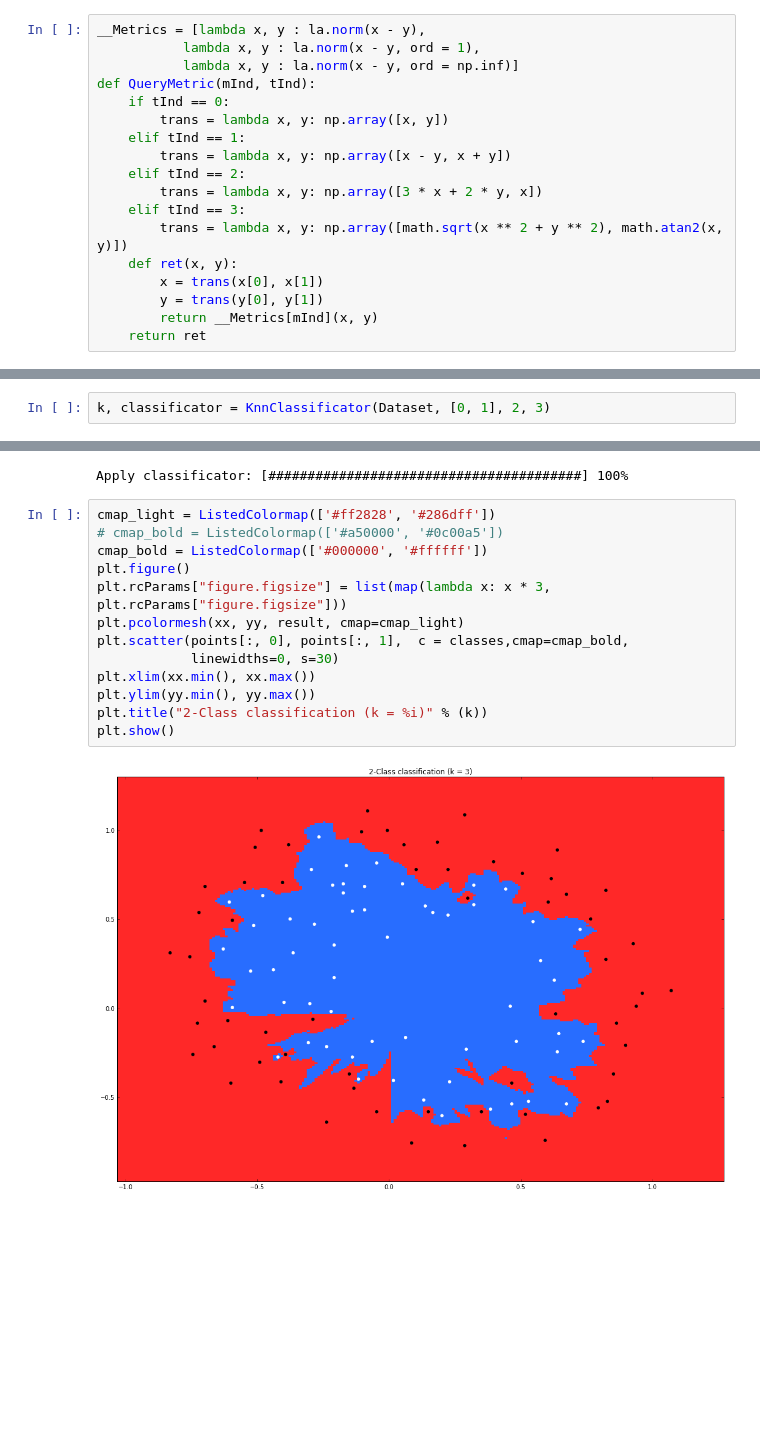
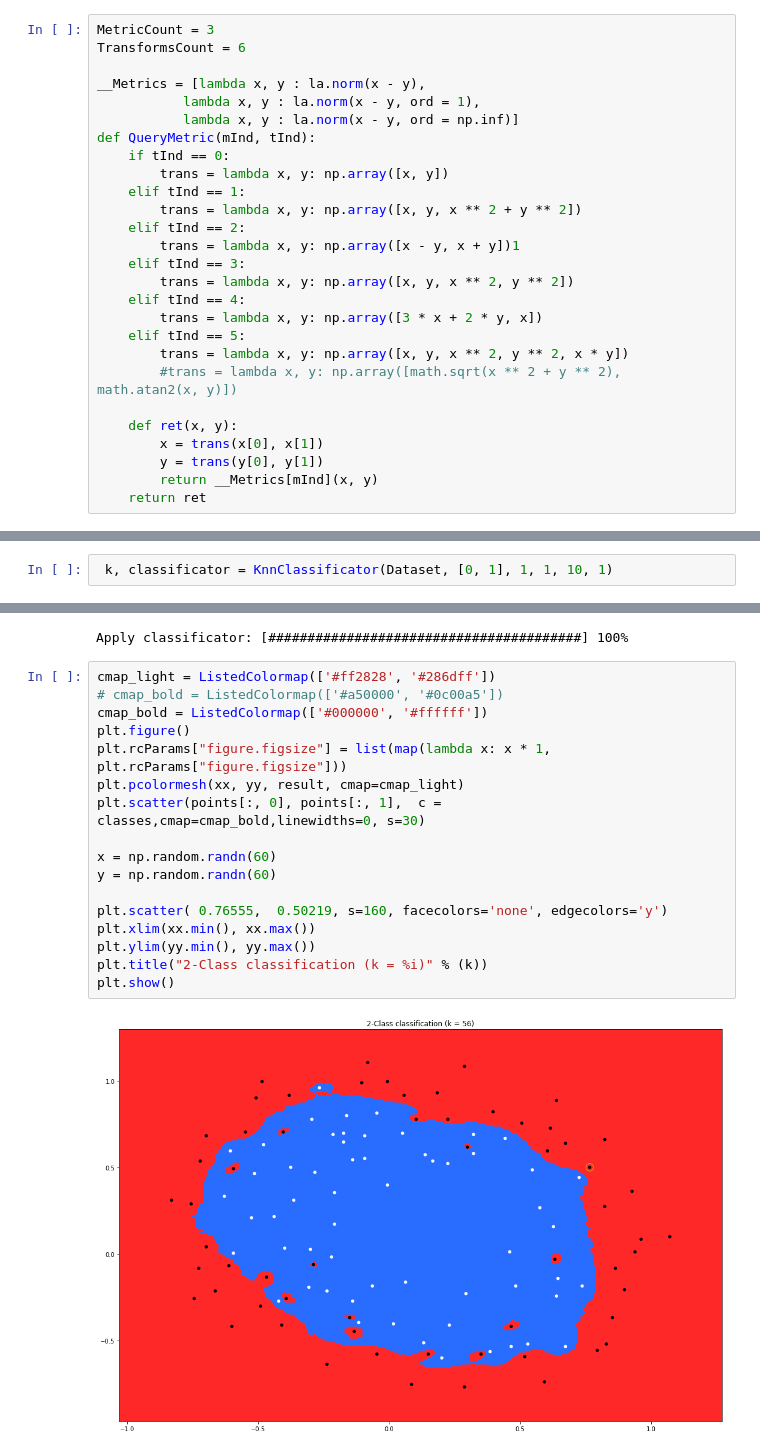
Before and after one commit to YakutovDmitriy/Machine-Learning, a Jupyter notebook: HW1/ML_1.ipynb, the cells around one changed output, grey strips where cells are left out. Drawn from its saved outputs; the diff is of its cells as text; blank space fills up the shorter version.

```diff
--- a/HW1/ML_1.ipynb
+++ b/HW1/ML_1.ipynb
@@ -40,6 +40,9 @@ def InitializeDataset(name):
 
 Dataset = InitializeDataset('chips.txt')
 # %%
+MetricCount = 3
+TransformsCount = 6
+
 __Metrics = [lambda x, y : la.norm(x - y),
            lambda x, y : la.norm(x - y, ord = 1),
            lambda x, y : la.norm(x - y, ord = np.inf)]
@@ -47,11 +50,17 @@ def QueryMetric(mInd, tInd):
     if tInd == 0:
         trans = lambda x, y: np.array([x, y])
     elif tInd == 1:
-        trans = lambda x, y: np.array([x - y, x + y])
+        trans = lambda x, y: np.array([x, y, x ** 2 + y ** 2])
     elif tInd == 2:
+        trans = lambda x, y: np.array([x - y, x + y])1
+    elif tInd == 3:
+        trans = lambda x, y: np.array([x, y, x ** 2, y ** 2])
+    elif tInd == 4:
         trans = lambda x, y: np.array([3 * x + 2 * y, x])
-    elif tInd == 3:
-        trans = lambda x, y: np.array([math.sqrt(x ** 2 + y ** 2), math.atan2(x, y)])
+    elif tInd == 5:
+        trans = lambda x, y: np.array([x, y, x ** 2, y ** 2, x * y])
+        #trans = lambda x, y: np.array([math.sqrt(x ** 2 + y ** 2), math.atan2(x, y)])
+
     def ret(x, y):
         x = trans(x[0], x[1])
         y = trans(y[0], y[1])
@@ -120,4 +268,4 @@ def KnnClassificator(trainObjects, labelSet, metricIndex, transIndex):
 # %%
-k, classificator = KnnClassificator(Dataset, [0, 1], 2, 3)
+ k, classificator = KnnClassificator(Dataset, [0, 1], 1, 1, 10, 1)
 # %% [output]
 Choose best k: [########################################] 100%
@@ -146,15 +294,19 @@ Apply classificator: [########################################] 100%
 # %%
 cmap_light = ListedColormap(['#ff2828', '#286dff'])
 # cmap_bold = ListedColormap(['#a50000', '#0c00a5'])
 cmap_bold = ListedColormap(['#000000', '#ffffff'])
 plt.figure()
-plt.rcParams["figure.figsize"] = list(map(lambda x: x * 3, plt.rcParams["figure.figsize"]))
+plt.rcParams["figure.figsize"] = list(map(lambda x: x * 1, plt.rcParams["figure.figsize"]))
 plt.pcolormesh(xx, yy, result, cmap=cmap_light)
-plt.scatter(points[:, 0], points[:, 1],  c = classes,cmap=cmap_bold,
-            linewidths=0, s=30)
+plt.scatter(points[:, 0], points[:, 1],  c = classes,cmap=cmap_bold,linewidths=0, s=30)
+
+x = np.random.randn(60)
+y = np.random.randn(60)
+
+plt.scatter( 0.76555,  0.50219, s=160, facecolors='none', edgecolors='y')
 plt.xlim(xx.min(), xx.max())
 plt.ylim(yy.min(), yy.max())
 plt.title("2-Class classification (k = %i)" % (k))
 plt.show()
 # %% [output]
-[figure, old version]
+[figure, new version]
```
Also changed, not shown: parts of 4 cells of this notebook.
